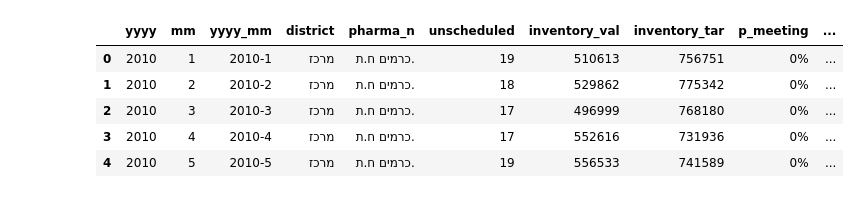
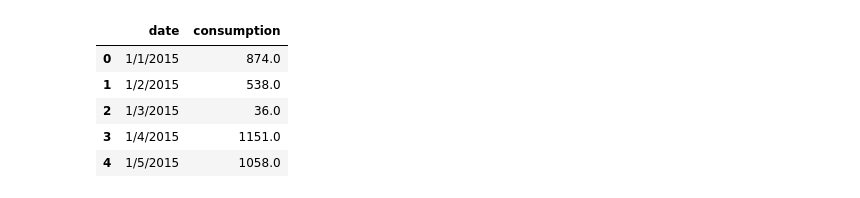
Before and after one commit to DANIELH2/DataScience, a Jupyter notebook: my projects/Untitled.ipynb, the cells around one changed output. Saved outputs shown, nothing was run; the diff lists cells and outputs as text; code cells hidden in the pictures.

```diff
--- a/my projects/Untitled.ipynb
+++ b/my projects/Untitled.ipynb
@@ -1,12 +26,10 @@
 # %%
-import pandas as pd
-
-df = pd.read_csv (r'C:\Users\DANIEL\Documents\DataScience\data\pdax_pilot.csv')
-df.head()
+df1 = pd.read_csv (r'C:\Users\DANIEL\Documents\DataScience\data\train_2.csv')
+df1.head()
 # %% [output]
-|  | yyyy | mm | yyyy_mm | district | pharma_n | unscheduled | inventory_val | inventory_tar | p_meeting | ... |
-| 0 | 2010 | 1 | 2010-1 | מרכז | כרמים ח.ת. | 19 | 510613 | 756751 | 0% | ... |
-| 1 | 2010 | 2 | 2010-2 | מרכז | כרמים ח.ת. | 18 | 529862 | 775342 | 0% | ... |
-| 2 | 2010 | 3 | 2010-3 | מרכז | כרמים ח.ת. | 17 | 496999 | 768180 | 0% | ... |
-| 3 | 2010 | 4 | 2010-4 | מרכז | כרמים ח.ת. | 17 | 552616 | 731936 | 0% | ... |
-| 4 | 2010 | 5 | 2010-5 | מרכז | כרמים ח.ת. | 19 | 556533 | 741589 | 0% | ... |
+|  | date | consumption |
+| 0 | 1/1/2015 | 874.0 |
+| 1 | 1/2/2015 | 538.0 |
+| 2 | 1/3/2015 | 36.0 |
+| 3 | 1/4/2015 | 1151.0 |
+| 4 | 1/5/2015 | 1058.0 |
```
Also changed, not shown: parts of 21 cells of this notebook, 6 other files.
